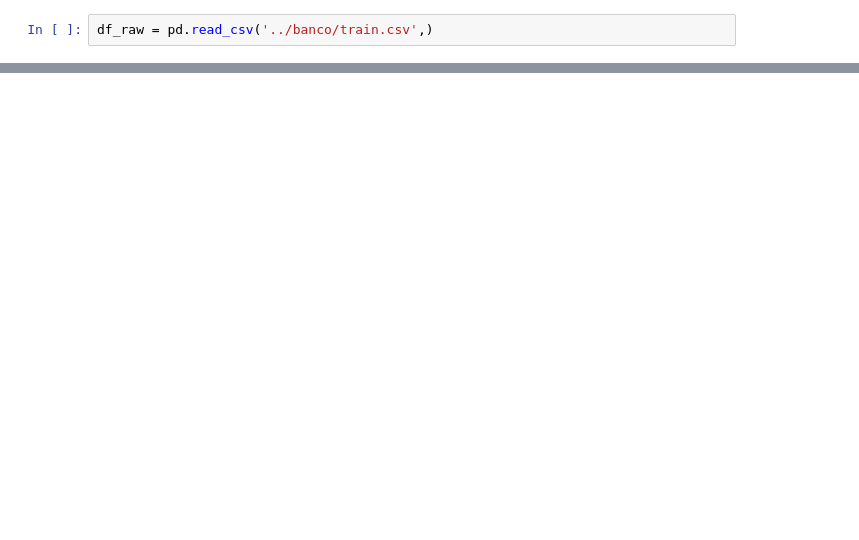
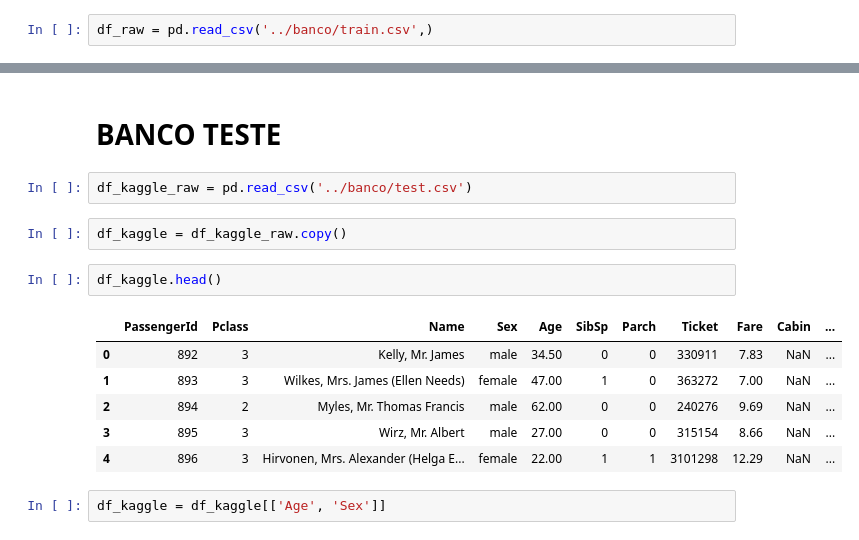
Before and after one commit to guimaraeslsp/analise_Titanic, a Jupyter notebook: codigo/analise.ipynb, the cells around one changed output, grey strips where cells are left out. Cells and saved outputs as stored; diff of their text form; blank space fills up the shorter version.

```diff
--- a/codigo/analise.ipynb
+++ b/codigo/analise.ipynb
@@ -339,0 +404,17 @@ df3 = pd.get_dummies(df3, columns=["Gênero"], prefix=["Tipo"], dtype = int, dro
+# %% [markdown]
+# BANCO TESTE
+# %%
+df_kaggle_raw = pd.read_csv('../banco/test.csv')
+# %%
+df_kaggle = df_kaggle_raw.copy()
+# %%
+df_kaggle.head()
+# %% [output]
+|  | PassengerId | Pclass | Name | Sex | Age | SibSp | Parch | Ticket | Fare | Cabin | ... |
+| 0 | 892 | 3 | Kelly, Mr. James | male | 34.50 | 0 | 0 | 330911 | 7.83 | NaN | ... |
+| 1 | 893 | 3 | Wilkes, Mrs. James (Ellen Needs) | female | 47.00 | 1 | 0 | 363272 | 7.00 | NaN | ... |
+| 2 | 894 | 2 | Myles, Mr. Thomas Francis | male | 62.00 | 0 | 0 | 240276 | 9.69 | NaN | ... |
+| 3 | 895 | 3 | Wirz, Mr. Albert | male | 27.00 | 0 | 0 | 315154 | 8.66 | NaN | ... |
+| 4 | 896 | 3 | Hirvonen, Mrs. Alexander (Helga E... | female | 22.00 | 1 | 1 | 3101298 | 12.29 | NaN | ... |
+# %%
+df_kaggle = df_kaggle[['Age', 'Sex']]
```
Also changed, not shown: parts of 147 cells of this notebook, 4 other files.
